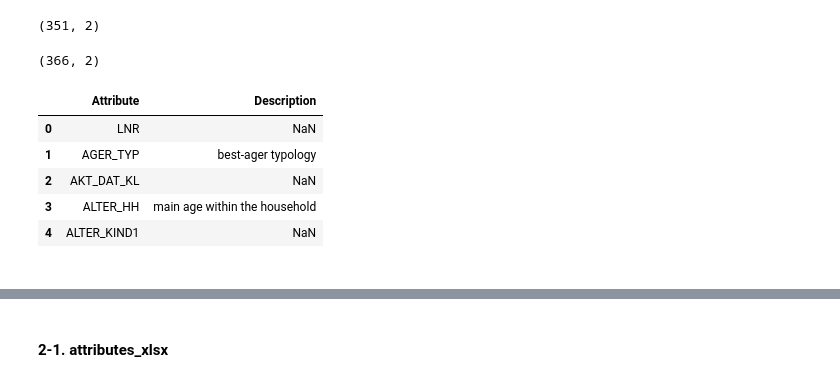
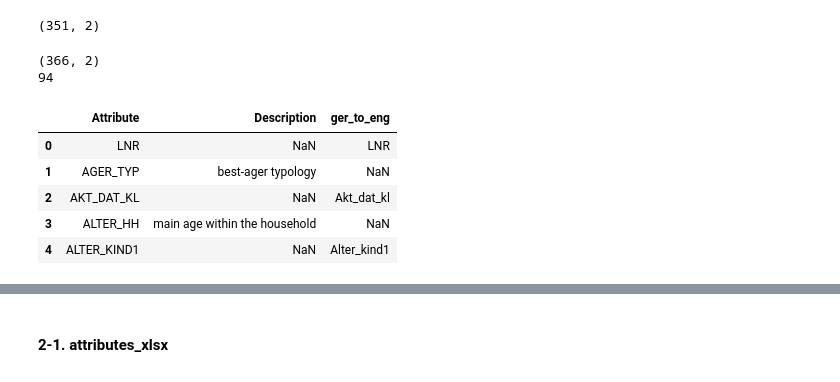
Before and after one commit to jaeyoun-chang/u_city_capstone, a Jupyter notebook: Arvato Project Workbook.ipynb, the cells around one changed output, grey strips where cells are left out. Drawn from its saved outputs; the diff is of its cells as text; code cells hidden in the pictures.

```diff
--- a/Arvato Project Workbook.ipynb
+++ b/Arvato Project Workbook.ipynb
@@ -188,14 +193,7 @@ col_val_azdias_desc = pd.merge(col_val_azdias, uniq_val_attributes, how = 'left'
 col_val_azdias_desc.drop_duplicates(subset = ['Attribute'], inplace = True)
 
 print (col_val_azdias_desc.shape)
-col_val_azdias_desc.head()
+print (col_val_azdias_desc.Description.isna().sum()) # NaN cells in Description
 # %% [output]
 (366, 2)
+94
-|  | Attribute | Description |
-| 0 | LNR | NaN |
-| 1 | AGER_TYP | best-ager typology |
-| 2 | AKT_DAT_KL | NaN |
-| 3 | ALTER_HH | main age within the household |
-| 4 | ALTER_KIND1 | NaN |
-# %% [markdown]
->
@@ -217,0 +200,26 @@ def col_val (df):
+# %%
+# For values of Attribute without Description, add colum of translation (ger_to_eng)
+def ger_to_eng (ger_text):
+    '''
+    function to translate German text
+    '''
+    translator = Translator(service_urls=['translate.google.com'])
+    try:
+        translation = translator.translate(ger_text, src='de', dest='en')
+        return translation.text
+    except:
+        return np.nan
+
+col_val_azdias_desc['ger_to_eng'] = np.where(
+    col_val_azdias_desc.Description.isnull(),
+    col_val_azdias_desc.Attribute.apply(ger_to_eng),
+    np.nan)
+
+col_val_azdias_desc.head()
+# %% [output]
+|  | Attribute | Description | ger_to_eng |
+| 0 | LNR | NaN | LNR |
+| 1 | AGER_TYP | best-ager typology | NaN |
+| 2 | AKT_DAT_KL | NaN | Akt_dat_kl |
+| 3 | ALTER_HH | main age within the household | NaN |
+| 4 | ALTER_KIND1 | NaN | Alter_kind1 |
```
Also changed, not shown: parts of 12 cells of this notebook.
